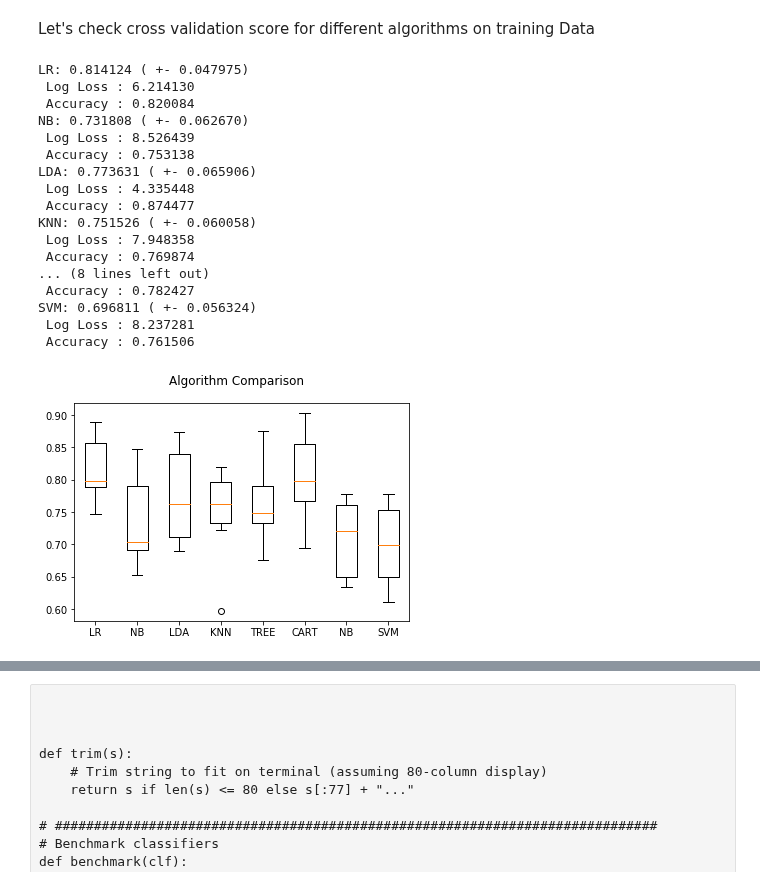
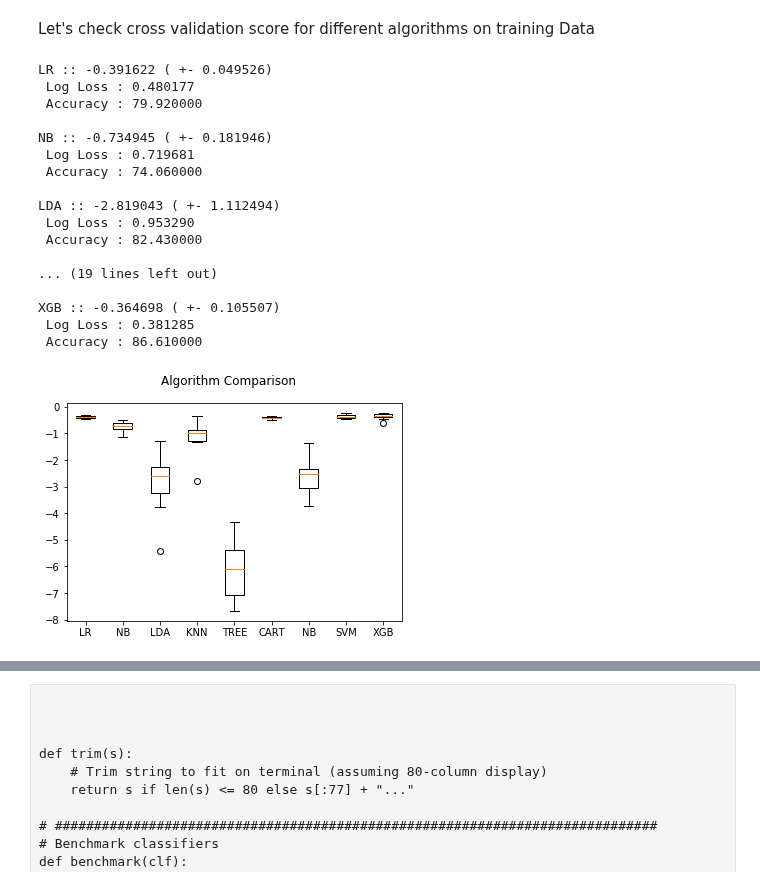
Before and after one commit to Shashi-Bhushan/python-code, a Jupyter notebook: kaggle/fitara.ipynb, the cells around one changed output, grey strips where cells are left out. Drawn from its saved outputs; the diff is of its cells as text; code cells hidden in the pictures.

Commit message:
XGB Model Added

```diff
--- a/kaggle/fitara.ipynb
+++ b/kaggle/fitara.ipynb
@@ -168,7 +183,7 @@ def lemmatize(words):
 # %%
 def add_features(df):
     """
-        Add Extra Features to the Data Frame
+        Add few extra features to the Data Frame
 
         text: convert to string
         lower_text: lowers the text
@@ -227,6 +244,7 @@ Wall time: 4min 52s
 train_df.to_csv(os.path.join(ROOT_DIR, r'train', r'train.csv'), index = False)
 test_df.to_csv(os.path.join(ROOT_DIR, r'test', r'test.csv'), index = False)
 # %%
-train_df = pd.read_csv(os.path.join(ROOT_DIR, r'train', r'train.csv'))
-test_df = pd.read_csv(os.path.join(ROOT_DIR, r'test', r'test.csv'))
+if debug:
+    train_df = pd.read_csv(os.path.join(ROOT_DIR, r'train', r'train.csv'))
+    test_df = pd.read_csv(os.path.join(ROOT_DIR, r'test', r'test.csv'))
 # %%
@@ -385,7 +417,8 @@ X_test[cols] = pd.DataFrame(test_features, columns = cols, index = X_test.index)
 X_train.to_csv(os.path.join(ROOT_DIR, r'train', r'train_pad.csv'), index = False)
 X_test.to_csv(os.path.join(ROOT_DIR, r'test', r'test_pad.csv'), index = False)
 # %%
-X_train = pd.read_csv(os.path.join(ROOT_DIR, r'train', r'train_pad.csv'))
-X_test = pd.read_csv(os.path.join(ROOT_DIR, r'test', r'test_pad.csv'))
+if debug:
+    X_train = pd.read_csv(os.path.join(ROOT_DIR, r'train', r'train_pad.csv'))
+    X_test = pd.read_csv(os.path.join(ROOT_DIR, r'test', r'test_pad.csv'))
 # %% [markdown]
 ### Principle Component Analysis
@@ -430,5 +453,12 @@ y_train.to_csv(os.path.join(ROOT_DIR, r'train', r'train_label_pca.csv'), index =
 
 X_test.to_csv(os.path.join(ROOT_DIR, r'test', r'test_pca.csv'), index = False)
 y_test.to_csv(os.path.join(ROOT_DIR, r'test', r'test_label_pca.csv'), index = False)
+# %%
+if debug:
+    X_train = pd.read_csv(os.path.join(ROOT_DIR, r'train', r'train_pca.csv'))
+    y_train = pd.read_csv(os.path.join(ROOT_DIR, r'train', r'train_label_pca.csv'))
+
+    X_test = pd.read_csv(os.path.join(ROOT_DIR, r'test', r'test_pca.csv'))
+    y_test = pd.read_csv(os.path.join(ROOT_DIR, r'test', r'test_label_pca.csv'))
 # %% [markdown]
 ### Model Building
@@ -495,10 +527,20 @@ ValueError: Classification metrics can't handle a mix of binary and continuous-m
 # %% [markdown]
 Let's check cross validation score for different algorithms on training Data
 # %%
+"""
+If we use sklearn.metrics.log_loss standalone, i.e. log_loss(y_true,y_pred),
+it generates a positive score -- the smaller the score, the better the performance.
+
+However, if we use 'neg_log_loss' as a scoring scheme as in 'cross_val_score",
+the score is negative -- the bigger the score, the better the performance.
+"""
+
 from sklearn.tree import DecisionTreeClassifier
 from sklearn.naive_bayes import GaussianNB
+from xgboost.sklearn import XGBClassifier
 from sklearn import model_selection
 from sklearn.model_selection import cross_val_predict
+
 
 estimators = []
 
@@ -506,54 +548,54 @@ estimators.append(('LR', LogisticRegression()))
 estimators.append(('NB', BernoulliNB(alpha=.01)))
 estimators.append(('LDA', LinearDiscriminantAnalysis()))
 estimators.append(('KNN', KNeighborsClassifier()))
 estimators.append(('TREE', DecisionTreeClassifier()))
 estimators.append(('CART', RandomForestClassifier(n_estimators=100)))
 estimators.append(('NB', GaussianNB()))
 estimators.append(('SVM', SVC(probability=True)))
+estimators.append(('XGB', XGBClassifier()))
 
 # evaluate each model in turn
 results = []
 names = []
 for name, model in estimators:
-    kfold = model_selection.KFold(n_splits=10, random_state=7)
-    cv_results = model_selection.cross_val_score(model, X_train, y_train, cv=kfold, scoring='accuracy')
+    kfold = model_selection.KFold(n_splits=10, random_state=7, shuffle=True)
+    cv_results = model_selection.cross_val_score(model, X_train, y_train, cv=kfold, scoring='neg_log_loss')
     #cv_results = model_selection.cross_val_predict(model, X_train, y_train, cv=kfold)
 
     results.append(cv_results)
     names.append(name)
 
     model.fit(X_train, y_train)
-    y_pred = model.predict(X_test)
 
-    log_loss = metrics.log_loss(y_test, y_pred)
-    accuracy = metrics.accuracy_score(y_test, y_pred)
+    log_loss = metrics.log_loss(y_test, model.predict_proba(X_test))
+    accuracy = metrics.accuracy_score(y_test, model.predict(X_test))
 
-    msg = "%s: %f ( +- %f) \n Log Loss : %f\n Accuracy : %f" % (name, cv_results.mean(), cv_results.std(), log_loss, accuracy)
+    msg = "%s :: %f ( +- %f) \n Log Loss : %f\n Accuracy : %f\n" % (name, cv_results.mean(), cv_results.std(), log_loss, round(accuracy*100, 2))
     print(msg)
 
 # boxplot algorithm comparison
 fig = plt.figure()
 fig.suptitle('Algorithm Comparison')
 ax = fig.add_subplot(111)
 plt.boxplot(results)
 ax.set_xticklabels(names)
 plt.show()
 # %% [output]
-LR: 0.814124 ( +- 0.047975)
- Log Loss : 6.214130
- Accuracy : 0.820084
-NB: 0.731808 ( +- 0.062670)
- Log Loss : 8.526439
- Accuracy : 0.753138
-LDA: 0.773631 ( +- 0.065906)
- Log Loss : 4.335448
- Accuracy : 0.874477
-KNN: 0.751526 ( +- 0.060058)
- Log Loss : 7.948358
- Accuracy : 0.769874
-... (8 lines left out)
- Accuracy : 0.782427
-SVM: 0.696811 ( +- 0.056324)
- Log Loss : 8.237281
- Accuracy : 0.761506
+LR :: -0.391622 ( +- 0.049526)
+ Log Loss : 0.480177
+ Accuracy : 79.920000
+
+NB :: -0.734945 ( +- 0.181946)
+ Log Loss : 0.719681
+ Accuracy : 74.060000
+
+LDA :: -2.819043 ( +- 1.112494)
+ Log Loss : 0.953290
+ Accuracy : 82.430000
+
+... (19 lines left out)
+
+XGB :: -0.364698 ( +- 0.105507)
+ Log Loss : 0.381285
+ Accuracy : 86.610000
-[figure, old version]
+[figure, new version]
```
Also changed, not shown: parts of 34 cells of this notebook.
